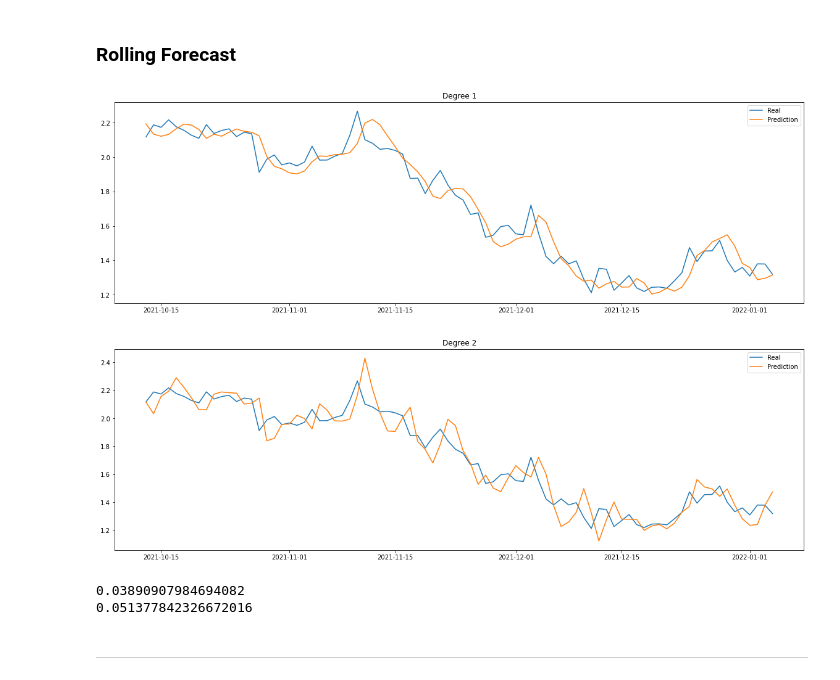
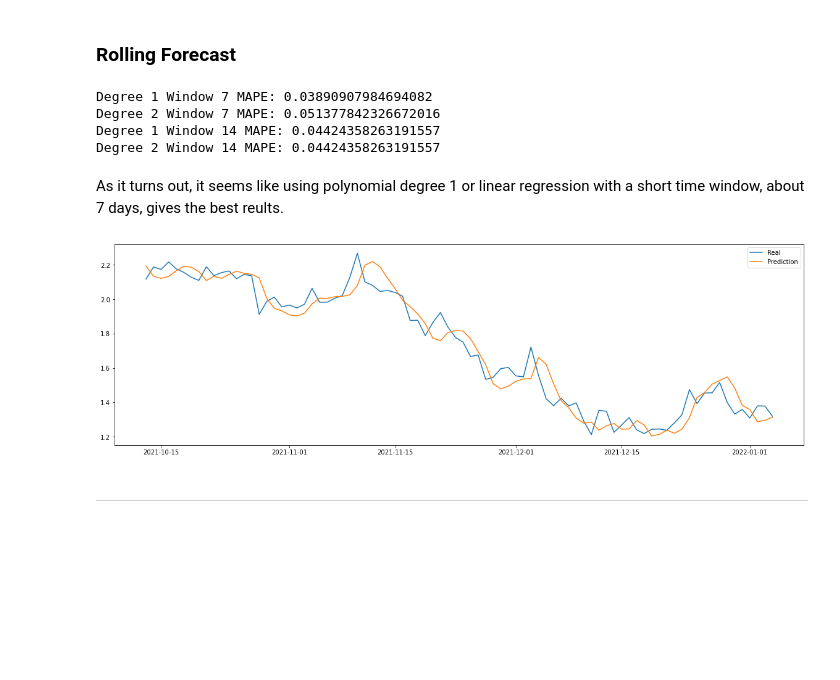
Before and after one commit to nabebako/Crypto-Price-Prediction-Model, a Jupyter notebook: polynomial-regression.ipynb, the cells around one changed output. Saved outputs shown, nothing was run; the diff lists cells and outputs as text; code cells hidden in the pictures; blank space fills up the shorter version.

```diff
--- a/polynomial-regression.ipynb
+++ b/polynomial-regression.ipynb
@@ -111,15 +122,24 @@ ada_rolling_2 = rolling_forecast(df_ada, 2)
-# %%
-plot_graph(title = 'Degree 1', Real = ada_rolling_1['real'], Prediction = ada_rolling_1['pred'])
-plot_graph(title = 'Degree 2',Real = ada_rolling_2['real'], Prediction = ada_rolling_2['pred'])
-# %% [output]
-[figure, removed]
-[figure, removed]
-# %%
-print(MAPE(ada_rolling_1['pred'], ada_rolling_1['real']))
-print(MAPE(ada_rolling_2['pred'], ada_rolling_2['real']))
-# %% [output]
-0.03890907984694082
-0.051377842326672016
+# %%
+ada_rolling_1_7 = rolling_forecast(df_ada, degree = 1, window = 7)
+ada_rolling_2_7 = rolling_forecast(df_ada, degree = 2, window = 7)
+ada_rolling_1_14 = rolling_forecast(df_ada, degree = 2, window = 14)
+ada_rolling_2_14 = rolling_forecast(df_ada, degree = 2, window = 14)
+# %%
+print('Degree 1 Window 7 MAPE:', MAPE(ada_rolling_1_7['pred'], ada_rolling_1_7['real']))
+print('Degree 2 Window 7 MAPE:', MAPE(ada_rolling_2_7['pred'], ada_rolling_2_7['real']))
+print('Degree 1 Window 14 MAPE:', MAPE(ada_rolling_1_14['pred'], ada_rolling_1_14['real']))
+print('Degree 2 Window 14 MAPE:', MAPE(ada_rolling_2_14['pred'], ada_rolling_2_14['real']))
+# %% [output]
+Degree 1 Window 7 MAPE: 0.03890907984694082
+Degree 2 Window 7 MAPE: 0.051377842326672016
+Degree 1 Window 14 MAPE: 0.04424358263191557
+Degree 2 Window 14 MAPE: 0.04424358263191557
+# %% [markdown]
+<p>As it turns out, it seems like using polynomial degree 1 or linear regression with a short time window, about 7 days, gives the best reults.</p>
+# %%
+plot_graph(Real = ada_rolling_1_7['real'], Prediction = ada_rolling_1_7['pred'])
+# %% [output]
+[figure, added]
 # %% [markdown]
 ---
 # %% [markdown]
```
Also changed, not shown: parts of 14 cells of this notebook, 1 other file.
